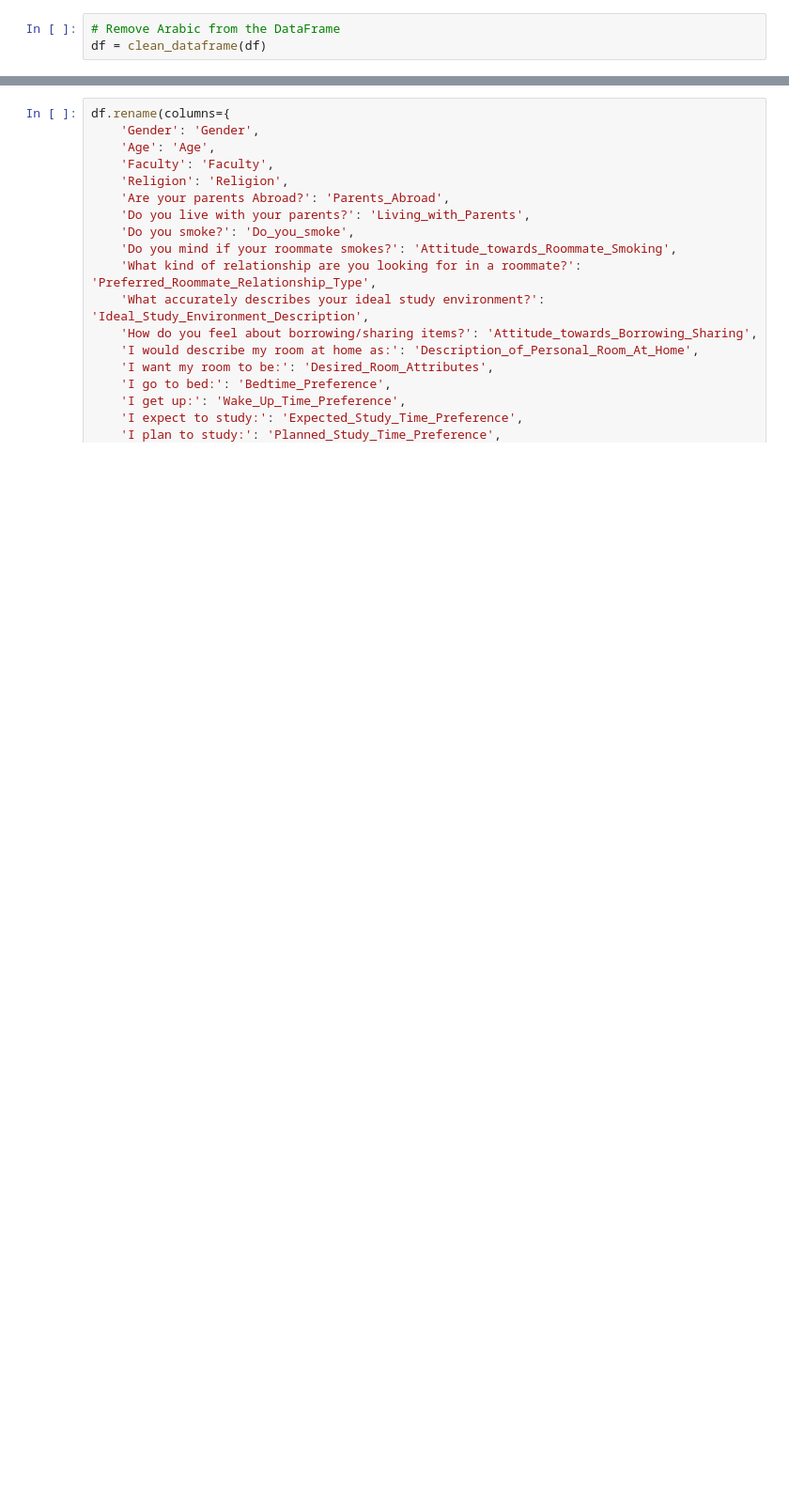
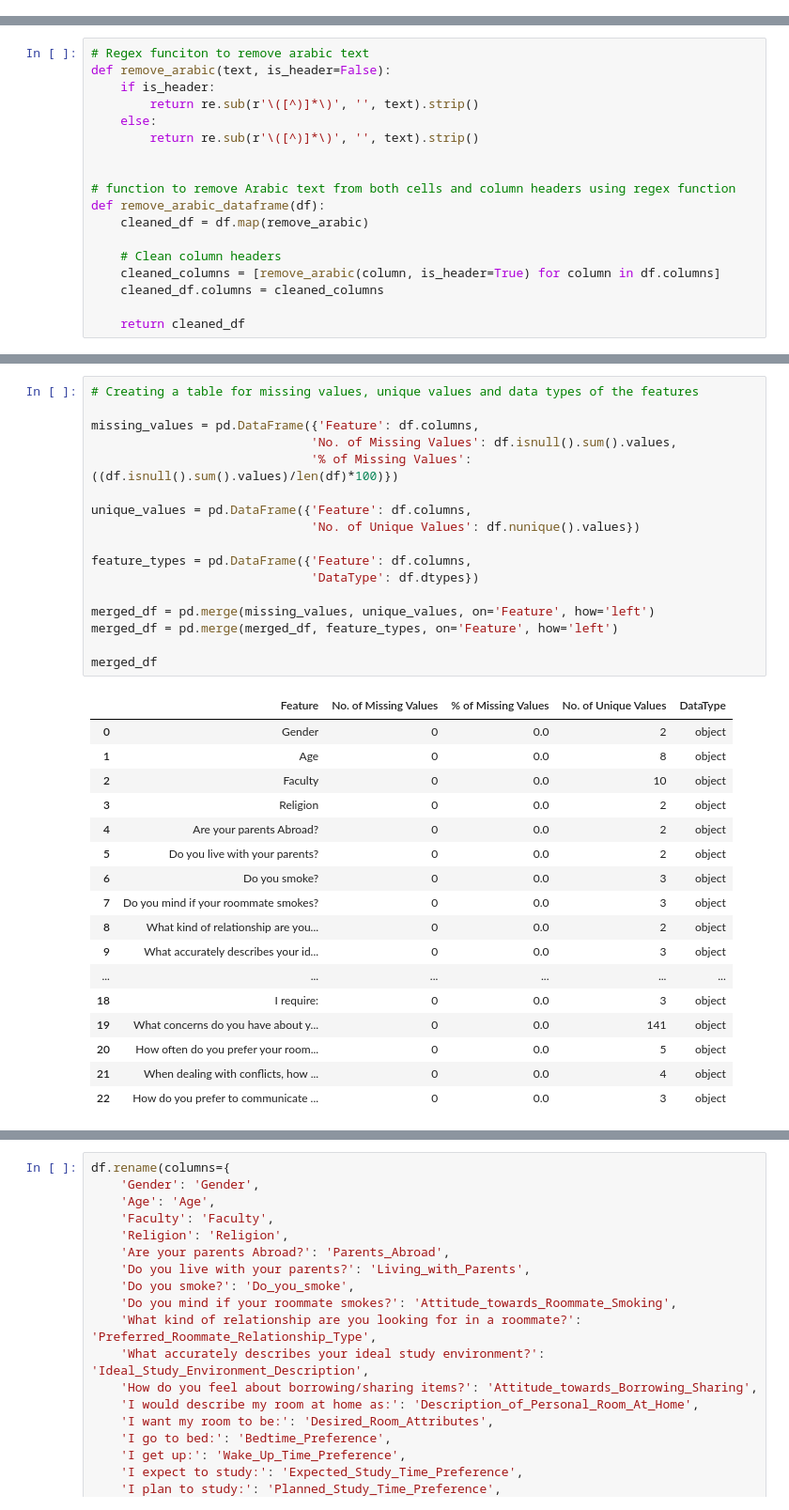
Before and after one commit to khaled-elsaeed/Roommate-Recommender, a Jupyter notebook: src/preprocessing/clean_data.ipynb, the cells around one changed output, grey strips where cells are left out. Shown: that part at 94% size. Drawn from its saved outputs; the diff is of its cells as text; blank space fills up the shorter version.

```diff
--- a/src/preprocessing/clean_data.ipynb
+++ b/src/preprocessing/clean_data.ipynb
@@ -47,3 +18,0 @@ def clean_dataframe(df):
-# %%
-# Remove Arabic from the DataFrame
-df = clean_dataframe(df)
@@ -59,0 +33,18 @@ df.head()
+# %%
+# Regex funciton to remove arabic text
+def remove_arabic(text, is_header=False):
+    if is_header:
+        return re.sub(r'\([^)]*\)', '', text).strip()
+    else:
+        return re.sub(r'\([^)]*\)', '', text).strip()
+
+
+# function to remove Arabic text from both cells and column headers using regex function
+def remove_arabic_dataframe(df):
+    cleaned_df = df.map(remove_arabic)
+
+    # Clean column headers
+    cleaned_columns = [remove_arabic(column, is_header=True) for column in df.columns]
+    cleaned_df.columns = cleaned_columns
+
+    return cleaned_df
@@ -59,0 +73,35 @@ df.head()
+# %%
+# Creating a table for missing values, unique values and data types of the features
+
+missing_values = pd.DataFrame({'Feature': df.columns,
+                              'No. of Missing Values': df.isnull().sum().values,
+                              '% of Missing Values': ((df.isnull().sum().values)/len(df)*100)})
+
+unique_values = pd.DataFrame({'Feature': df.columns,
+                              'No. of Unique Values': df.nunique().values})
+
+feature_types = pd.DataFrame({'Feature': df.columns,
+                              'DataType': df.dtypes})
+
+merged_df = pd.merge(missing_values, unique_values, on='Feature', how='left')
+merged_df = pd.merge(merged_df, feature_types, on='Feature', how='left')
+
+merged_df
+# %% [output]
+|  | Feature | No. of Missing Values | % of Missing Values | No. of Unique Values | DataType |
+| 0 | Gender | 0 | 0.0 | 2 | object |
+| 1 | Age | 0 | 0.0 | 8 | object |
+| 2 | Faculty | 0 | 0.0 | 10 | object |
+| 3 | Religion | 0 | 0.0 | 2 | object |
+| 4 | Are your parents Abroad? | 0 | 0.0 | 2 | object |
+| 5 | Do you live with your parents? | 0 | 0.0 | 2 | object |
+| 6 | Do you smoke? | 0 | 0.0 | 3 | object |
+| 7 | Do you mind if your roommate smokes? | 0 | 0.0 | 3 | object |
+| 8 | What kind of relationship are you... | 0 | 0.0 | 2 | object |
+| 9 | What accurately describes your id... | 0 | 0.0 | 3 | object |
+| ... | ... | ... | ... | ... | ... |
+| 18 | I require: | 0 | 0.0 | 3 | object |
+| 19 | What concerns do you have about y... | 0 | 0.0 | 141 | object |
+| 20 | How often do you prefer your room... | 0 | 0.0 | 5 | object |
+| 21 | When dealing with conflicts, how ... | 0 | 0.0 | 4 | object |
+| 22 | How do you prefer to communicate ... | 0 | 0.0 | 3 | object |
```
Also changed, not shown: parts of 27 cells of this notebook, 4 other files.
